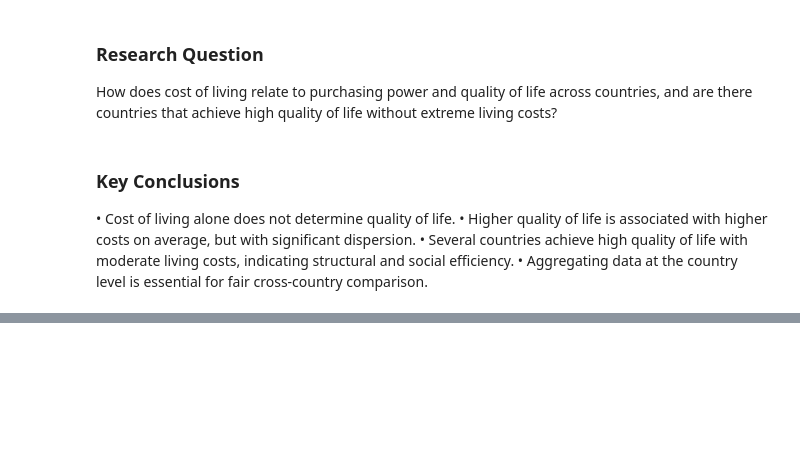
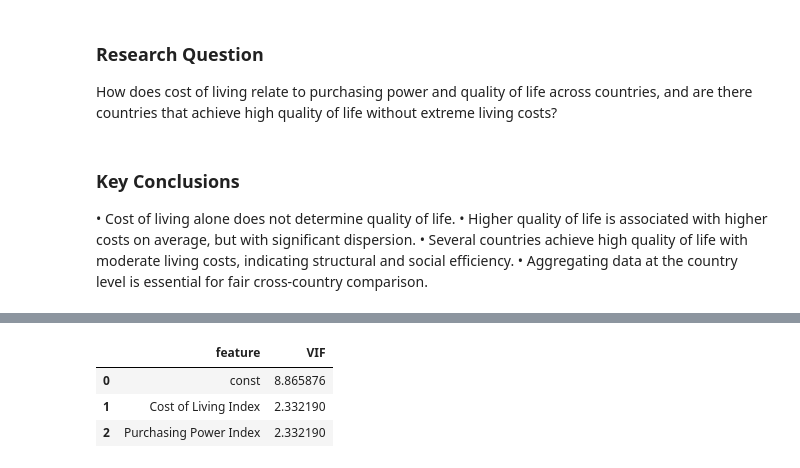
Before and after one commit to Dawitlior/quality_of_life.ipynb, a Jupyter notebook: quality_of_life.ipynb, the cells around one changed output, grey strips where cells are left out. Cells and saved outputs as stored; diff of their text form; code cells hidden in the pictures; blank space fills up the shorter version.

```diff
--- a/quality_of_life.ipynb
+++ b/quality_of_life.ipynb
@@ -536,0 +565,15 @@ and are there countries that achieve high quality of life without extreme living
+# %%
+
+if 'country_level' not in globals():
+    country_level = (
+        df_clean
+        .groupby('Country')
+        .mean(numeric_only=True)
+        .reset_index()
+    )
+
+reg_cols = ['Country', 'Cost of Living Index', 'Purchasing Power Index', 'Quality of Life Index']
+reg = country_level[reg_cols].dropna().copy()
+
+
+reg.shape, reg.head()
@@ -536,0 +709,15 @@ and are there countries that achieve high quality of life without extreme living
+# %%
+X_vif = reg[['Cost of Living Index', 'Purchasing Power Index']].copy()
+X_vif = sm.add_constant(X_vif)
+
+vif_df = pd.DataFrame({
+    'feature': X_vif.columns,
+    'VIF': [variance_inflation_factor(X_vif.values, i) for i in range(X_vif.shape[1])]
+})
+
+vif_df
+# %% [output]
+|  | feature | VIF |
+| 0 | const | 8.865876 |
+| 1 | Cost of Living Index | 2.332190 |
+| 2 | Purchasing Power Index | 2.332190 |
```
Also changed, not shown: parts of 13 cells of this notebook.
